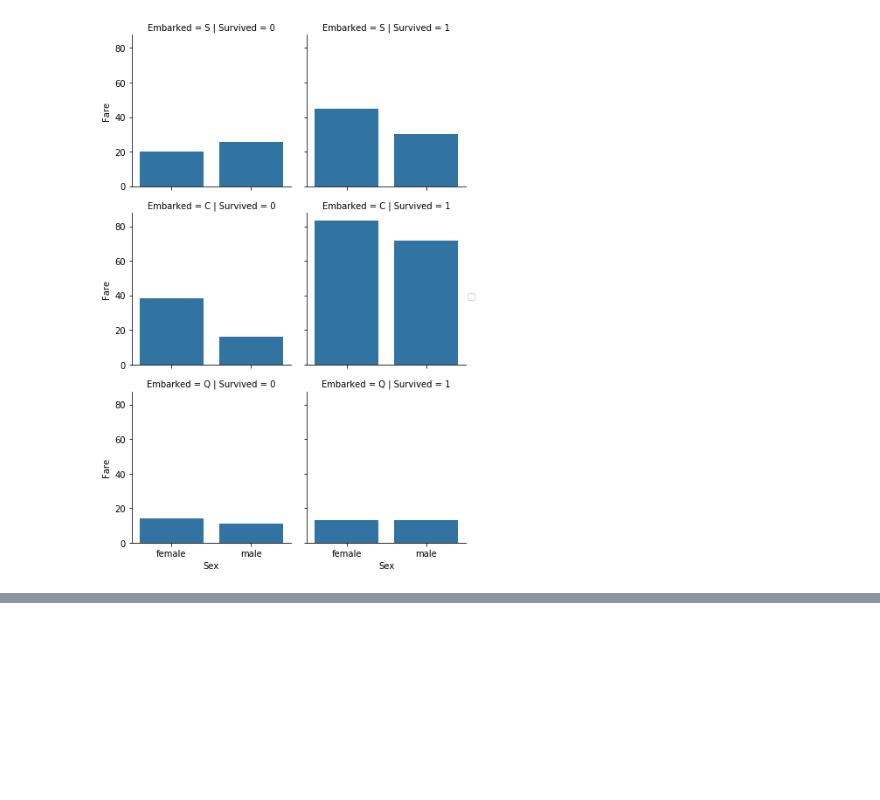
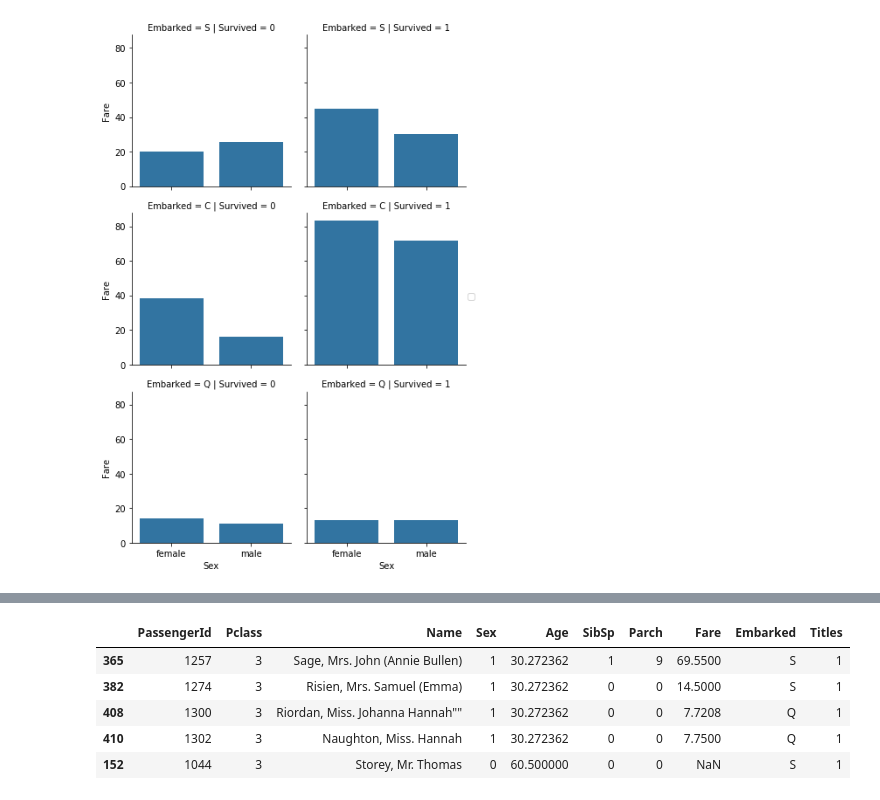
Before and after one commit to suyogdahal/Data-Science, a Jupyter notebook: KaggleTitanic/KaggleTitanic.ipynb, the cells around one changed output, grey strips where cells are left out. Cells and saved outputs as stored; diff of their text form; code cells hidden in the pictures; blank space fills up the shorter version.

```diff
--- a/KaggleTitanic/KaggleTitanic.ipynb
+++ b/KaggleTitanic/KaggleTitanic.ipynb
@@ -177,0 +376,20 @@ grid.add_legend()
+# %%
+fare = test_df[test_df['Fare'].isna()]
+male=test_df[(test_df['Age'].isna()) & (test_df['Sex']==0)]
+female = test_df[(test_df['Age'].isna()) & (test_df['Sex']==1)]
+# %%
+male=male.fillna(30.272732)
+female=female.fillna(30.272362)
+# %%
+test_df.dropna(inplace=True)
+# %%
+test_df = pd.concat([test_df,male,female,fare])
+# %%
+test_df.tail()
+# %% [output]
+|  | PassengerId | Pclass | Name | Sex | Age | SibSp | Parch | Fare | Embarked | Titles |
+| 365 | 1257 | 3 | Sage, Mrs. John (Annie Bullen) | 1 | 30.272362 | 1 | 9 | 69.5500 | S | 1 |
+| 382 | 1274 | 3 | Risien, Mrs. Samuel (Emma) | 1 | 30.272362 | 0 | 0 | 14.5000 | S | 1 |
+| 408 | 1300 | 3 | Riordan, Miss. Johanna Hannah"" | 1 | 30.272362 | 0 | 0 | 7.7208 | Q | 1 |
+| 410 | 1302 | 3 | Naughton, Miss. Hannah | 1 | 30.272362 | 0 | 0 | 7.7500 | Q | 1 |
+| 152 | 1044 | 3 | Storey, Mr. Thomas | 0 | 60.500000 | 0 | 0 | NaN | S | 1 |
```
Also changed, not shown: parts of 39 cells of this notebook, 1 other file.
